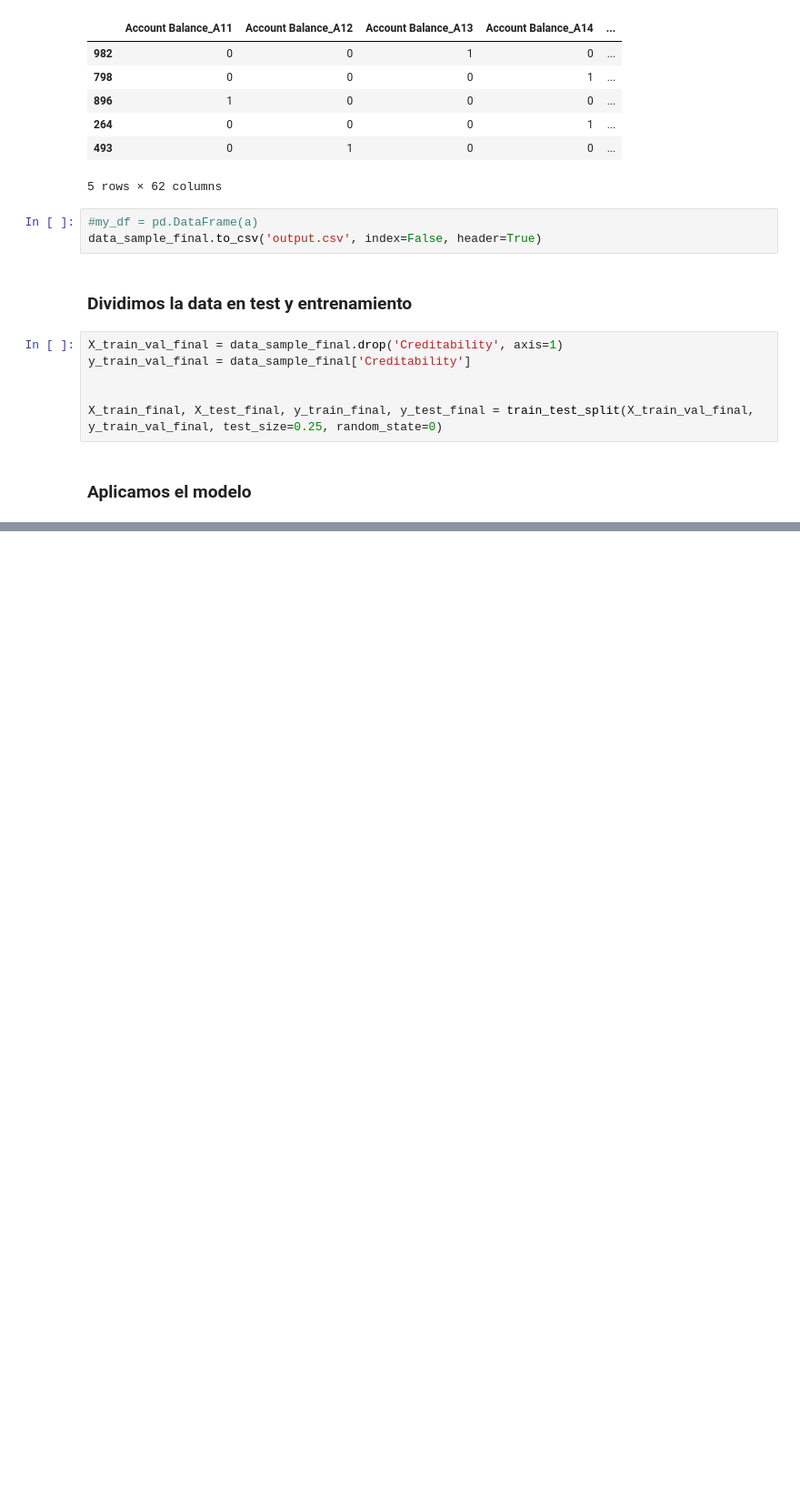
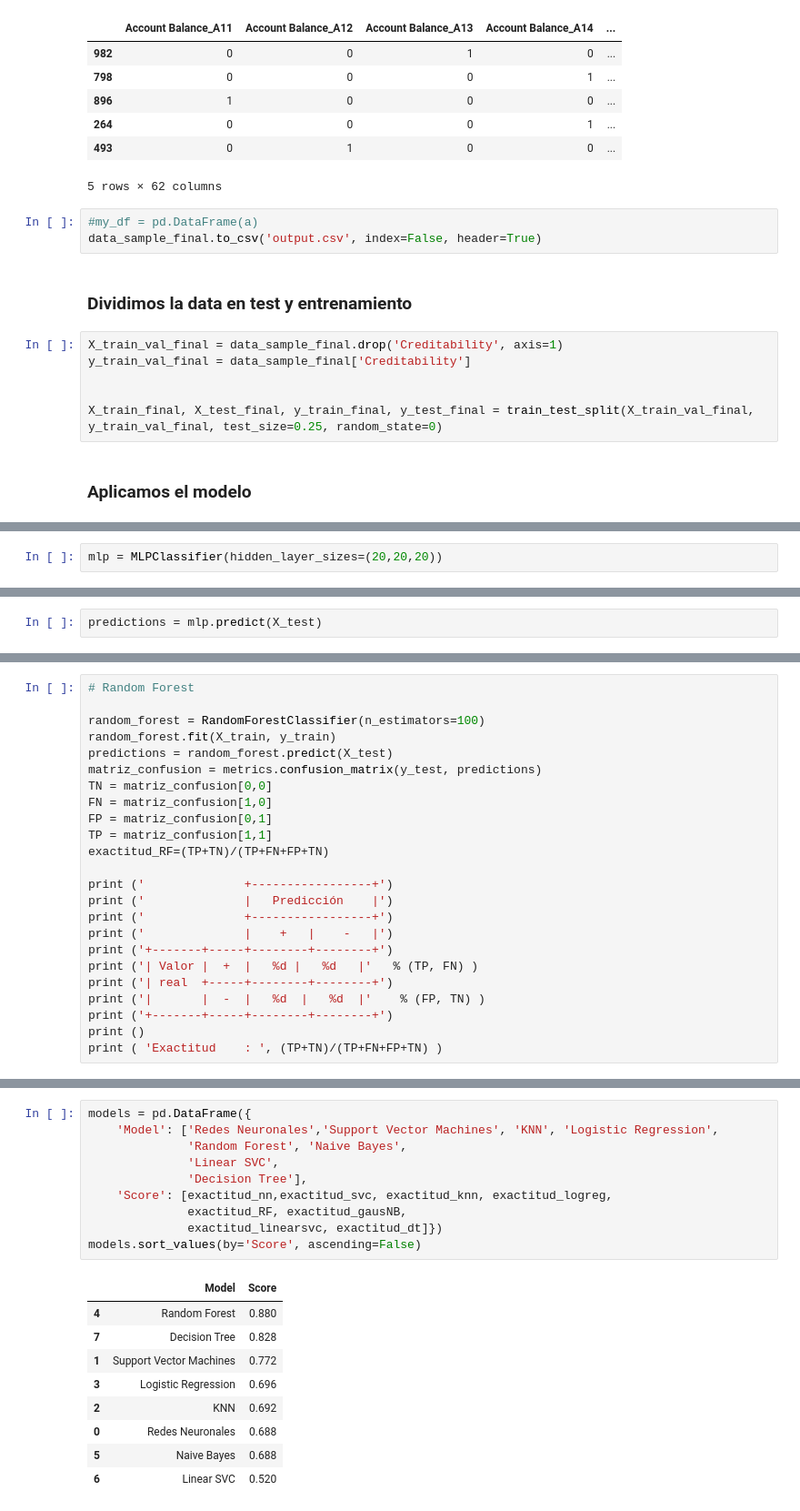
Before and after one commit to cwsarmientor/ml_project, a Jupyter notebook: RiesgoCrediticio.ipynb, the cells around one changed output, grey strips where cells are left out. Shown: that part at 91% size. Cells and saved outputs as stored; diff of their text form; blank space fills up the shorter version.

Commit message:
Modelos de clasificacion
Se agregaron los modelos de
- Redes neuronales
- SVM
- KNN
- Logistic Regression
- Random Forest
- Naive Bayes

```diff
--- a/RiesgoCrediticio.ipynb
+++ b/RiesgoCrediticio.ipynb
@@ -365,0 +390,2 @@ classification_model(model,data_sample_final,predictor_var,outcome_var)
+# %%
+mlp = MLPClassifier(hidden_layer_sizes=(20,20,20))
@@ -365,0 +414,2 @@ classification_model(model,data_sample_final,predictor_var,outcome_var)
+# %%
+predictions = mlp.predict(X_test)
@@ -365,0 +664,24 @@ classification_model(model,data_sample_final,predictor_var,outcome_var)
+# %%
+# Random Forest
+
+random_forest = RandomForestClassifier(n_estimators=100)
+random_forest.fit(X_train, y_train)
+predictions = random_forest.predict(X_test)
+matriz_confusion = metrics.confusion_matrix(y_test, predictions)
+TN = matriz_confusion[0,0]
+FN = matriz_confusion[1,0]
+FP = matriz_confusion[0,1]
+TP = matriz_confusion[1,1]
+exactitud_RF=(TP+TN)/(TP+FN+FP+TN)
+
+print ('              +-----------------+')
+print ('              |   Predicción    |')
+print ('              +-----------------+')
+print ('              |    +   |    -   |')
+print ('+-------+-----+--------+--------+')
+print ('| Valor |  +  |   %d |   %d   |'   % (TP, FN) )
+print ('| real  +-----+--------+--------+')
+print ('|       |  -  |   %d  |   %d  |'    % (FP, TN) )
+print ('+-------+-----+--------+--------+')
+print ()
+print ( 'Exactitud    : ', (TP+TN)/(TP+FN+FP+TN) )
@@ -365,0 +700,20 @@ classification_model(model,data_sample_final,predictor_var,outcome_var)
+# %%
+models = pd.DataFrame({
+    'Model': ['Redes Neuronales','Support Vector Machines', 'KNN', 'Logistic Regression',
+              'Random Forest', 'Naive Bayes',
+              'Linear SVC',
+              'Decision Tree'],
+    'Score': [exactitud_nn,exactitud_svc, exactitud_knn, exactitud_logreg,
+              exactitud_RF, exactitud_gausNB,
+              exactitud_linearsvc, exactitud_dt]})
+models.sort_values(by='Score', ascending=False)
+# %% [output]
+|  | Model | Score |
+| 4 | Random Forest | 0.880 |
+| 7 | Decision Tree | 0.828 |
+| 1 | Support Vector Machines | 0.772 |
+| 3 | Logistic Regression | 0.696 |
+| 2 | KNN | 0.692 |
+| 0 | Redes Neuronales | 0.688 |
+| 5 | Naive Bayes | 0.688 |
+| 6 | Linear SVC | 0.520 |
```
Also changed, not shown: parts of 20 cells of this notebook.
